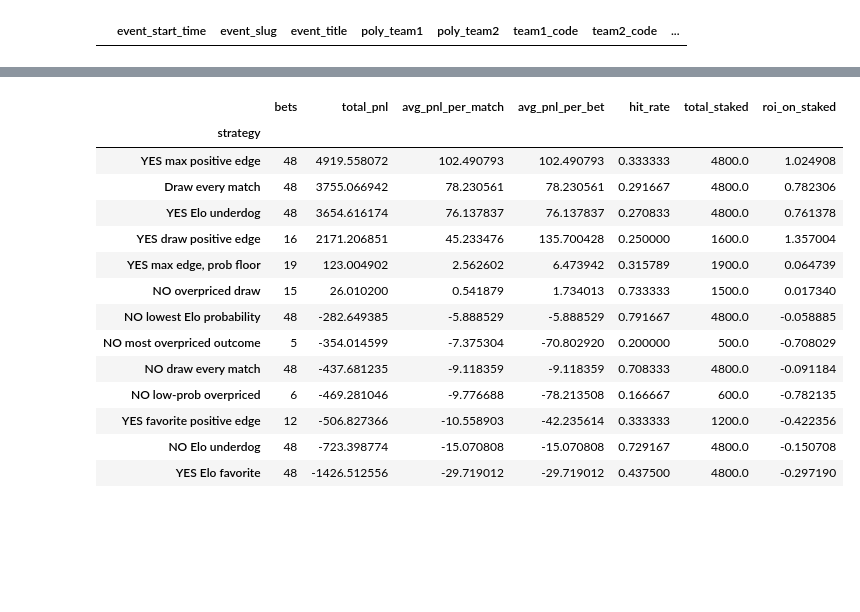
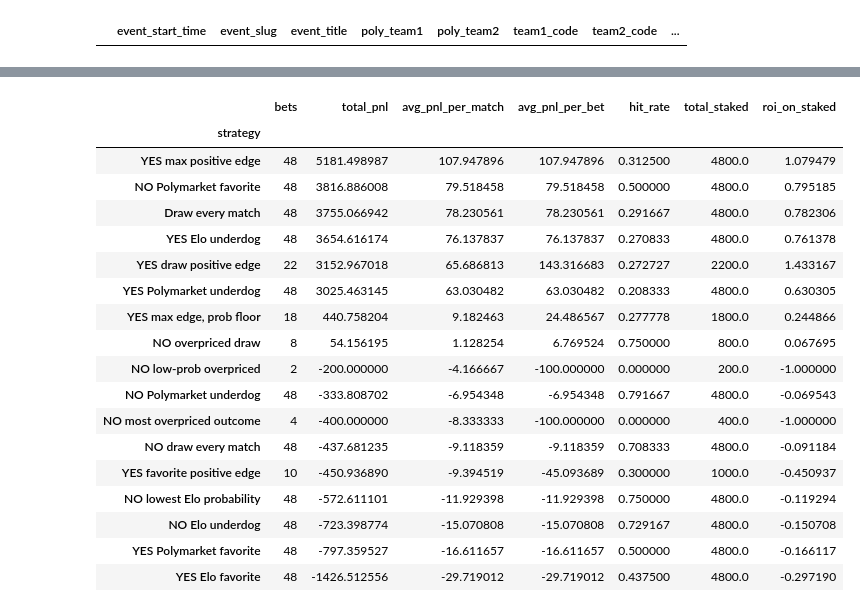
Before and after one commit to frederickpek/moirai, a Jupyter notebook: notebooks/06_international_football_elo_polymarket.ipynb, the cells around one changed output, grey strips where cells are left out. Saved outputs shown, nothing was run; the diff lists cells and outputs as text; code cells hidden in the pictures; blank space fills up the shorter version.

```diff
--- a/notebooks/06_international_football_elo_polymarket.ipynb
+++ b/notebooks/06_international_football_elo_polymarket.ipynb
@@ -37,7 +39,9 @@ from difflib import get_close_matches
 NOTEBOOK_OR_REPO_ROOT = Path.cwd().resolve()
 REPO_ROOT = NOTEBOOK_OR_REPO_ROOT.parent if NOTEBOOK_OR_REPO_ROOT.name == "notebooks" else NOTEBOOK_OR_REPO_ROOT
 CACHE_DIR = REPO_ROOT / "data" / "cache" / "football_elo_polymarket"
+EXPORT_DIR = REPO_ROOT / "docs" / "data" / "football_elo_polymarket"
 CACHE_DIR.mkdir(parents=True, exist_ok=True)
+EXPORT_DIR.mkdir(parents=True, exist_ok=True)
 
 ELO_BASE_URL = "https://eloratings.net"
 POLYMARKET_GAMMA_URL = "https://gamma-api.polymarket.com"
@@ -57,6 +61,9 @@ ELO_FORCE_REFRESH = True
 POLYMARKET_FORCE_REFRESH = False
 POLYMARKET_EVENTS_FORCE_REFRESH = True
 
+# Derived tables are recomputed in-memory each run. Write fresh CSV exports for the HTML page only.
+EXPORT_DERIVED_FOR_HTML = True
+
 # Average CLOB price-history points during this window before kickoff/current time.
 PRE_MATCH_PRICE_WINDOW_HOURS = 6
 PRICE_HISTORY_FIDELITY_MINUTES = 1
@@ -67,6 +74,19 @@ pd.set_option("display.width", 200)
 # %%
 def cache_path(name: str) -> Path:
     return CACHE_DIR / name
+
+
+def export_path(name: str) -> Path:
+    return EXPORT_DIR / name
+
+
+def export_derived_table(df: pd.DataFrame, name: str) -> Path | None:
+    if not EXPORT_DERIVED_FOR_HTML:
+        return None
+    path = export_path(name)
+    df.to_csv(path, index=False)
+    log_progress(f"[export] {path}")
+    return path
 
 
 def log_progress(message: str) -> None:
@@ -336,7 +356,7 @@ Then:
 
 Set `HOME_ADVANTAGE_ELO = 0` for neutral-site World Cup games. You can raise it for true home advantage or co-host advantage.
 # %%
-BASE_DRAW_PROBABILITY_EQUAL_TEAMS = 0.26
+BASE_DRAW_PROBABILITY_EQUAL_TEAMS = 0.28
 HOME_ADVANTAGE_ELO = 0.0
 
 
@@ -1132,7 +1167,6 @@ concluded_matches["match_number"] = np.arange(1, len(concluded_matches) + 1)
 
 for outcome, config in OUTCOMES.items():
     concluded_matches[f"{outcome}_edge_pp"] = concluded_matches[config["elo_col"]] - concluded_matches[config["price_col"]]
-    concluded_matches[f"{outcome}_edge_pct"] = concluded_matches[f"{outcome}_edge_pp"] / concluded_matches[config["price_col"]]
 
 
 def valid_price(price: float) -> bool:
@@ -1200,6 +1234,28 @@ def most_overpriced_outcome_for_no(row: pd.Series, *, min_overprice_pp: float =
     if not candidates:
         return None
     return max(candidates)[1]
+
+
+def polymarket_favorite_outcome(row: pd.Series) -> str | None:
+    candidates = [
+        (row[config["price_col"]], outcome)
+        for outcome, config in OUTCOMES.items()
+        if valid_price(row[config["price_col"]])
+    ]
+    if not candidates:
+        return None
+    return max(candidates)[1]
+
+
+def polymarket_underdog_outcome(row: pd.Series) -> str | None:
+    candidates = [
+        (row[config["price_col"]], outcome)
+        for outcome, config in OUTCOMES.items()
+        if valid_price(row[config["price_col"]])
+    ]
+    if not candidates:
+        return None
+    return min(candidates)[1]
 
 
 def strategy_draw_all(row: pd.Series) -> tuple[str | None, str | None, float]:
@@ -1289,6 +1345,34 @@ def strategy_no_overpriced_draw(row: pd.Series) -> tuple[str | None, str | None,
     return outcome, bet_label(row, outcome, side="NO"), no_bet_pnl(row, outcome)
 
 
+def strategy_yes_polymarket_favorite(row: pd.Series) -> tuple[str | None, str | None, float]:
+    outcome = polymarket_favorite_outcome(row)
+    if outcome is None:
+        return None, None, 0.0
+    return outcome, bet_label(row, outcome), yes_bet_pnl(row, outcome)
+
+
+def strategy_no_polymarket_favorite(row: pd.Series) -> tuple[str | None, str | None, float]:
+    outcome = polymarket_favorite_outcome(row)
+    if outcome is None:
+        return None, None, 0.0
+    return outcome, bet_label(row, outcome, side="NO"), no_bet_pnl(row, outcome)
+
+
+def strategy_yes_polymarket_underdog(row: pd.Series) -> tuple[str | None, str | None, float]:
+    outcome = polymarket_underdog_outcome(row)
+    if outcome is None:
+        return None, None, 0.0
+    return outcome, bet_label(row, outcome), yes_bet_pnl(row, outcome)
+
+
+def strategy_no_polymarket_underdog(row: pd.Series) -> tuple[str | None, str | None, float]:
+    outcome = polymarket_underdog_outcome(row)
+    if outcome is None:
+        return None, None, 0.0
+    return outcome, bet_label(row, outcome, side="NO"), no_bet_pnl(row, outcome)
+
+
 STRATEGIES = {
     "Draw every match": strategy_draw_all,
     "YES Elo underdog": strategy_underdog_all,
@@ -1297,12 +1381,16 @@ STRATEGIES = {
     "YES max edge, prob floor": strategy_max_edge_prob_floor,
     "YES favorite positive edge": strategy_favorite_positive_edge,
     "YES draw positive edge": strategy_draw_positive_edge,
+    "YES Polymarket favorite": strategy_yes_polymarket_favorite,
+    "YES Polymarket underdog": strategy_yes_polymarket_underdog,
     "NO most overpriced outcome": strategy_no_overpriced,
     "NO draw every match": strategy_no_draw_all,
     "NO Elo underdog": strategy_no_elo_underdog,
     "NO lowest Elo probability": strategy_no_lowest_elo_prob,
     "NO low-prob overpriced": strategy_no_low_prob_overpriced,
     "NO overpriced draw": strategy_no_overpriced_draw,
+    "NO Polymarket favorite": strategy_no_polymarket_favorite,
+    "NO Polymarket underdog": strategy_no_polymarket_underdog,
 }
 
 strategy_results = []
@@ -1341,8 +1429,8 @@ strategy_summary = (
 strategy_summary["roi_on_staked"] = strategy_summary["total_pnl"] / strategy_summary["total_staked"]
 strategy_summary = strategy_summary.sort_values("total_pnl", ascending=False)
 
-strategy_results.to_csv(cache_path("world_cup_strategy_results.csv"), index=False)
-strategy_summary.reset_index().to_csv(cache_path("world_cup_strategy_summary.csv"), index=False)
+export_derived_table(strategy_results, "world_cup_strategy_results.csv")
+export_derived_table(strategy_summary.reset_index(), "world_cup_strategy_summary.csv")
 
 strategy_summary
 # %% [output]
@@ -1349,17 +1439,21 @@ strategy_summary
 |  | bets | total_pnl | avg_pnl_per_match | avg_pnl_per_bet | hit_rate | total_staked | roi_on_staked |
 | strategy |  |  |  |  |  |  |  |
-| YES max positive edge | 48 | 4919.558072 | 102.490793 | 102.490793 | 0.333333 | 4800.0 | 1.024908 |
+| YES max positive edge | 48 | 5181.498987 | 107.947896 | 107.947896 | 0.312500 | 4800.0 | 1.079479 |
+| NO Polymarket favorite | 48 | 3816.886008 | 79.518458 | 79.518458 | 0.500000 | 4800.0 | 0.795185 |
 | Draw every match | 48 | 3755.066942 | 78.230561 | 78.230561 | 0.291667 | 4800.0 | 0.782306 |
 | YES Elo underdog | 48 | 3654.616174 | 76.137837 | 76.137837 | 0.270833 | 4800.0 | 0.761378 |
-| YES draw positive edge | 16 | 2171.206851 | 45.233476 | 135.700428 | 0.250000 | 1600.0 | 1.357004 |
-| YES max edge, prob floor | 19 | 123.004902 | 2.562602 | 6.473942 | 0.315789 | 1900.0 | 0.064739 |
-| NO overpriced draw | 15 | 26.010200 | 0.541879 | 1.734013 | 0.733333 | 1500.0 | 0.017340 |
-| NO lowest Elo probability | 48 | -282.649385 | -5.888529 | -5.888529 | 0.791667 | 4800.0 | -0.058885 |
-| NO most overpriced outcome | 5 | -354.014599 | -7.375304 | -70.802920 | 0.200000 | 500.0 | -0.708029 |
+| YES draw positive edge | 22 | 3152.967018 | 65.686813 | 143.316683 | 0.272727 | 2200.0 | 1.433167 |
+| YES Polymarket underdog | 48 | 3025.463145 | 63.030482 | 63.030482 | 0.208333 | 4800.0 | 0.630305 |
+| YES max edge, prob floor | 18 | 440.758204 | 9.182463 | 24.486567 | 0.277778 | 1800.0 | 0.244866 |
+| NO overpriced draw | 8 | 54.156195 | 1.128254 | 6.769524 | 0.750000 | 800.0 | 0.067695 |
+| NO low-prob overpriced | 2 | -200.000000 | -4.166667 | -100.000000 | 0.000000 | 200.0 | -1.000000 |
+| NO Polymarket underdog | 48 | -333.808702 | -6.954348 | -6.954348 | 0.791667 | 4800.0 | -0.069543 |
+| NO most overpriced outcome | 4 | -400.000000 | -8.333333 | -100.000000 | 0.000000 | 400.0 | -1.000000 |
 | NO draw every match | 48 | -437.681235 | -9.118359 | -9.118359 | 0.708333 | 4800.0 | -0.091184 |
-| NO low-prob overpriced | 6 | -469.281046 | -9.776688 | -78.213508 | 0.166667 | 600.0 | -0.782135 |
-| YES favorite positive edge | 12 | -506.827366 | -10.558903 | -42.235614 | 0.333333 | 1200.0 | -0.422356 |
+| YES favorite positive edge | 10 | -450.936890 | -9.394519 | -45.093689 | 0.300000 | 1000.0 | -0.450937 |
+| NO lowest Elo probability | 48 | -572.611101 | -11.929398 | -11.929398 | 0.750000 | 4800.0 | -0.119294 |
 | NO Elo underdog | 48 | -723.398774 | -15.070808 | -15.070808 | 0.729167 | 4800.0 | -0.150708 |
+| YES Polymarket favorite | 48 | -797.359527 | -16.611657 | -16.611657 | 0.500000 | 4800.0 | -0.166117 |
 | YES Elo favorite | 48 | -1426.512556 | -29.719012 | -29.719012 | 0.437500 | 4800.0 | -0.297190 |
 # %%
 import matplotlib.pyplot as plt
```
Also changed, not shown: parts of 11 cells of this notebook, 14 other files.
